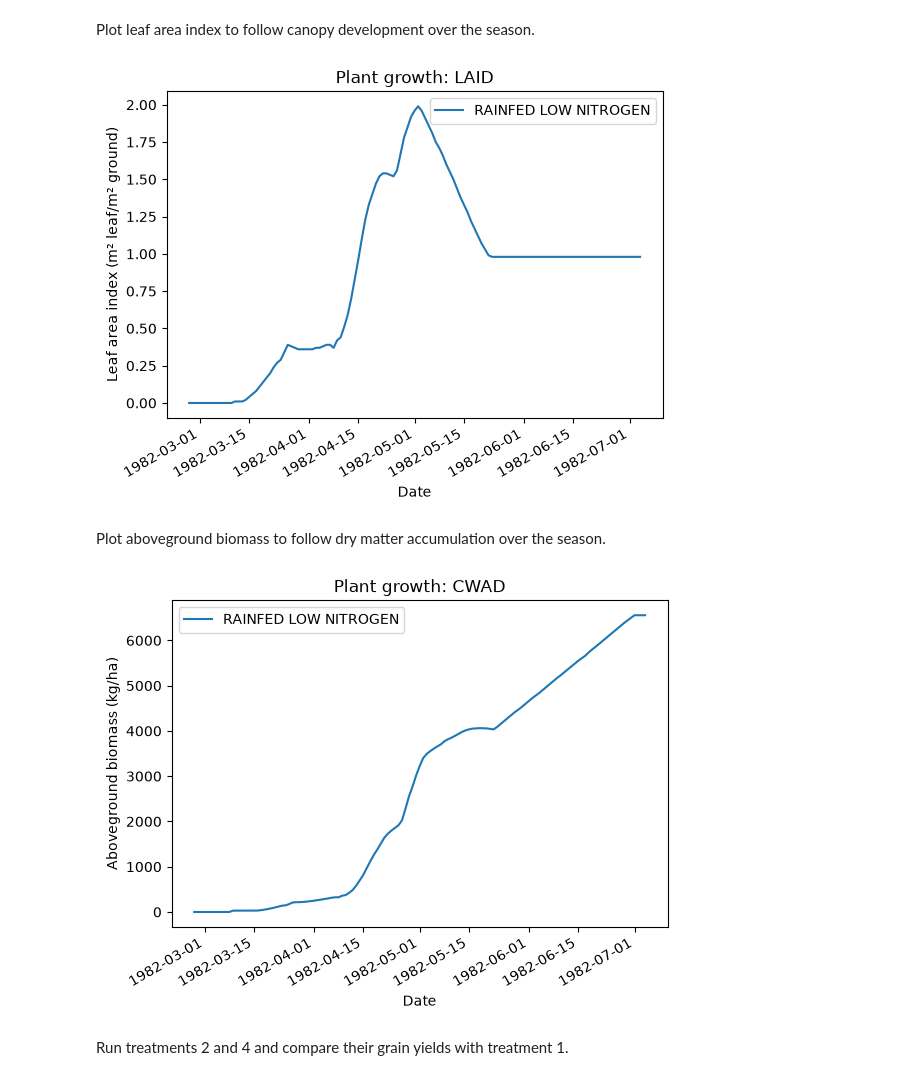
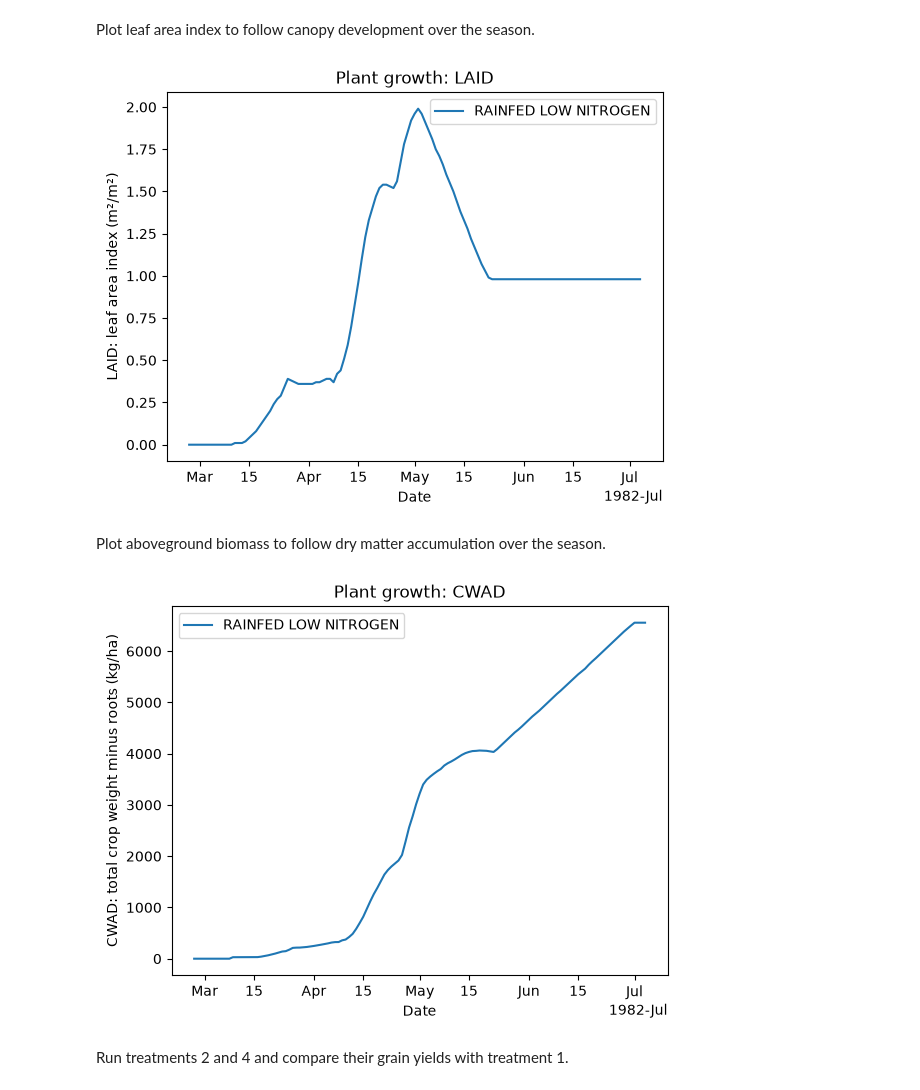
Before and after one commit to AbdelrahmanAmr3/dssatlab, a Jupyter notebook: course/01_first_simulation/lesson.ipynb, the cells around one changed output. Saved outputs shown, nothing was run; the diff lists cells and outputs as text; code cells hidden in the pictures.

Commit message:
Regenerate lessons on dssatlab 0.23.0 (00_setup, 01_first_simulation, 02_planting_dates, 03_cultivars)
Co-Authored-By: Claude Opus 5.5 <noreply@anthropic.com>

```diff
--- a/course/01_first_simulation/lesson.ipynb
+++ b/course/01_first_simulation/lesson.ipynb
@@ -67,6 +67,5 @@ Run treatment 1 (RAINFED LOW NITROGEN) and show its exit status and run director
 # %%
-# Run treatment 1 and locate its results.
-result = dl.run(filex, treatment=1)
-print("DSSAT exit status:", result.returncode)
-print("Run directory:", result.run_dir.relative_to(HERE).as_posix())
+# Run treatment 1 with its run directory inside RUNS.
+result = dl.run(filex, treatment=1, directory=RUNS)
+result
 # %% [output]
@@ -109,21 +123,17 @@ Plot leaf area index to follow canopy development over the season.
 # %%
 # Plot daily leaf area index with units and readable dates.
 ax = dl.plot_plant_growth(result.run_dir, variable="LAID")
-ax.set_ylabel("Leaf area index (m² leaf/m² ground)")
-ax.figure.autofmt_xdate()
 plt.show()
 # %% [output]
-[figure, old version]
+[figure, new version]
 # %% [markdown]
 Plot aboveground biomass to follow dry matter accumulation over the season.
 # %%
 # Plot daily aboveground biomass with units and readable dates.
 ax = dl.plot_plant_growth(result.run_dir, variable="CWAD")
-ax.set_ylabel("Aboveground biomass (kg/ha)")
-ax.figure.autofmt_xdate()
 plt.show()
 # %% [output]
-[figure, old version]
+[figure, new version]
 # %% [markdown]
 Run treatments 2 and 4 and compare their grain yields with treatment 1.
 # %%
```
Also changed, not shown: parts of 8 cells of this notebook, 7 other files.
